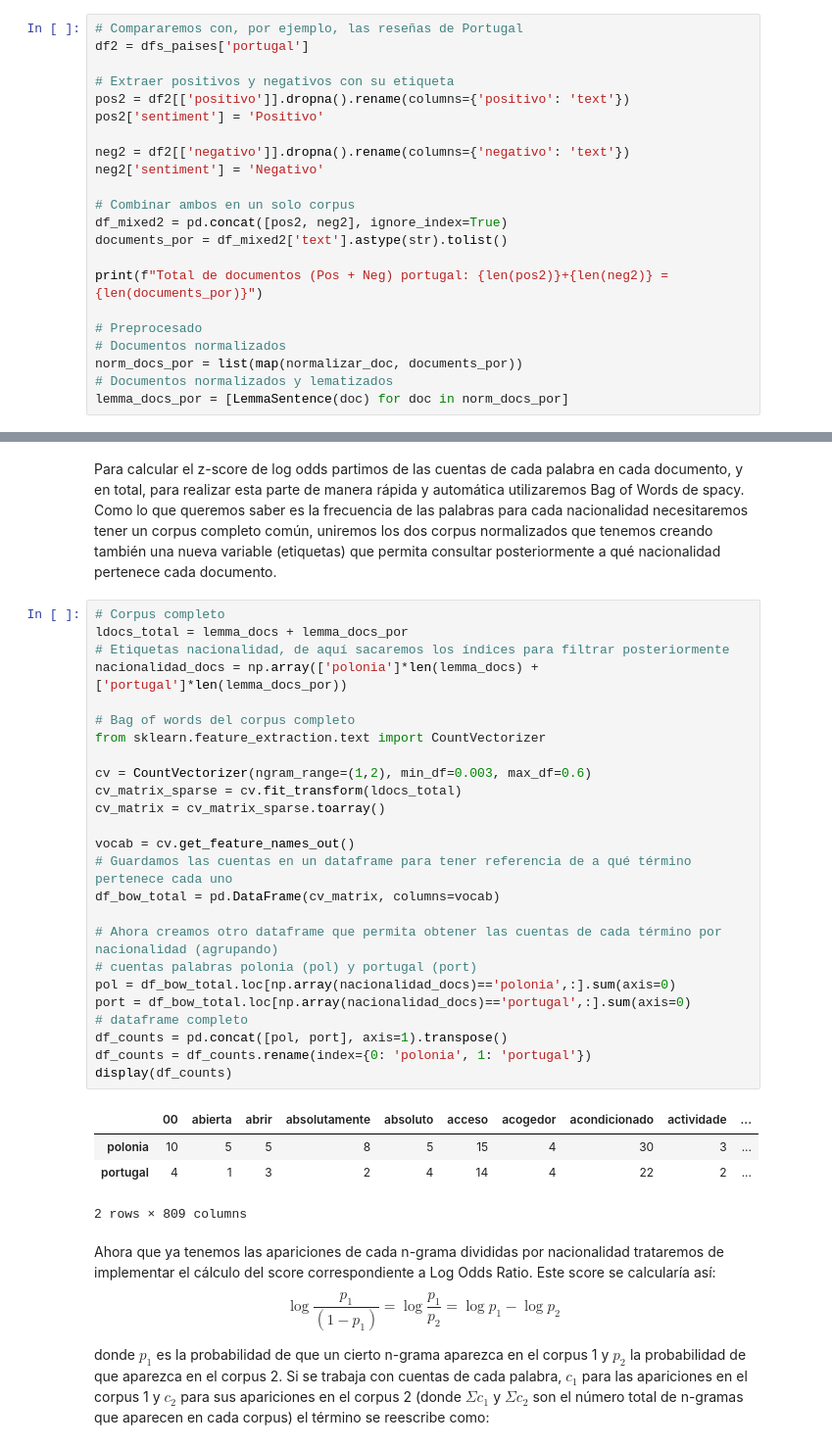
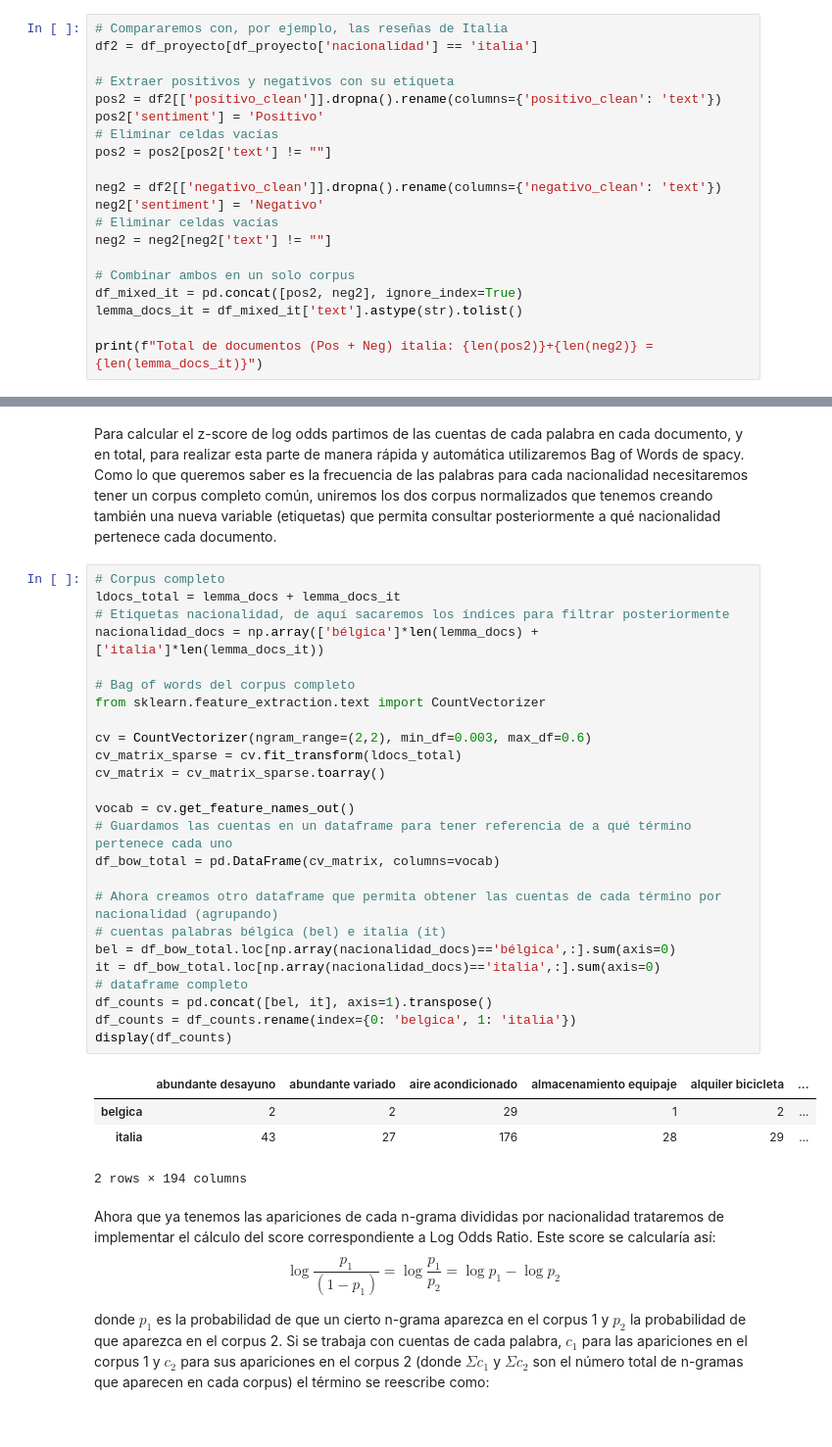
Before and after one commit to amalo8/ProyectoNLP, a Jupyter notebook: objetivo3.ipynb, the cells around one changed output, grey strips where cells are left out. Shown at 98% size. Cells and saved outputs as stored; diff of their text form.

Commit message:
ordenado notebook nacionalidades y guardado datos

```diff
--- a/objetivo3.ipynb
+++ b/objetivo3.ipynb
@@ -370,25 +352,23 @@ https://acua.qcri.org/blog/log-odds-ratio-going-beyond-simple-term-frequencies-t
 (El artículo del que dicen que sale esto pero no nos vamos a leer, o no entero: https://www.cambridge.org/core/journals/political-analysis/article/fightin-words-lexical-feature-selection-and-evaluation-for-identifying-the-content-of-political-conflict/81B3703230D21620B81EB6E2266C7A66 )
 Dado que este es un método directamente comparativo no podemos hacer esta primera prueba solamente con los datos de una nacionalidad, por lo que escogeremos una segunda nacionalidad con la que comparar (más adelante ya se realizará para todas las nacionalidades).
 # %%
-# Compararemos con, por ejemplo, las reseñas de Portugal
-df2 = dfs_paises['portugal']
+# Compararemos con, por ejemplo, las reseñas de Italia
+df2 = df_proyecto[df_proyecto['nacionalidad'] == 'italia']
 
 # Extraer positivos y negativos con su etiqueta
-pos2 = df2[['positivo']].dropna().rename(columns={'positivo': 'text'})
+pos2 = df2[['positivo_clean']].dropna().rename(columns={'positivo_clean': 'text'})
 pos2['sentiment'] = 'Positivo'
+# Eliminar celdas vacías
+pos2 = pos2[pos2['text'] != ""]
 
-neg2 = df2[['negativo']].dropna().rename(columns={'negativo': 'text'})
+neg2 = df2[['negativo_clean']].dropna().rename(columns={'negativo_clean': 'text'})
 neg2['sentiment'] = 'Negativo'
+# Eliminar celdas vacías
+neg2 = neg2[neg2['text'] != ""]
 
 # Combinar ambos en un solo corpus
-df_mixed2 = pd.concat([pos2, neg2], ignore_index=True)
-documents_por = df_mixed2['text'].astype(str).tolist()
+df_mixed_it = pd.concat([pos2, neg2], ignore_index=True)
+lemma_docs_it = df_mixed_it['text'].astype(str).tolist()
 
-print(f"Total de documentos (Pos + Neg) portugal: {len(pos2)}+{len(neg2)} = {len(documents_por)}")
-
-# Preprocesado
-# Documentos normalizados
-norm_docs_por = list(map(normalizar_doc, documents_por))
-# Documentos normalizados y lematizados
-lemma_docs_por = [LemmaSentence(doc) for doc in norm_docs_por]
+print(f"Total de documentos (Pos + Neg) italia: {len(pos2)}+{len(neg2)} = {len(lemma_docs_it)}")
 # %% [output]
@@ -397,34 +377,34 @@ Total de documentos (Pos + Neg) portugal: 398+322 = 720
 Para calcular el z-score de log odds partimos de las cuentas de cada palabra en cada documento, y en total, para realizar esta parte de manera rápida y automática utilizaremos Bag of Words de spacy. Como lo que queremos saber es la frecuencia de las palabras para cada nacionalidad necesitaremos tener un corpus completo común, uniremos los dos corpus normalizados que tenemos creando también una nueva variable (etiquetas) que permita consultar posteriormente a qué nacionalidad pertenece cada documento.
 # %%
 # Corpus completo
-ldocs_total = lemma_docs + lemma_docs_por
+ldocs_total = lemma_docs + lemma_docs_it
 # Etiquetas nacionalidad, de aquí sacaremos los índices para filtrar posteriormente
-nacionalidad_docs = np.array(['polonia']*len(lemma_docs) + ['portugal']*len(lemma_docs_por))
+nacionalidad_docs = np.array(['bélgica']*len(lemma_docs) + ['italia']*len(lemma_docs_it))
 
 # Bag of words del corpus completo
 from sklearn.feature_extraction.text import CountVectorizer
 
-cv = CountVectorizer(ngram_range=(1,2), min_df=0.003, max_df=0.6)
+cv = CountVectorizer(ngram_range=(2,2), min_df=0.003, max_df=0.6)
 cv_matrix_sparse = cv.fit_transform(ldocs_total)
 cv_matrix = cv_matrix_sparse.toarray()
 
 vocab = cv.get_feature_names_out()
 # Guardamos las cuentas en un dataframe para tener referencia de a qué término pertenece cada uno
 df_bow_total = pd.DataFrame(cv_matrix, columns=vocab)
 
 # Ahora creamos otro dataframe que permita obtener las cuentas de cada término por nacionalidad (agrupando)
-# cuentas palabras polonia (pol) y portugal (port)
-pol = df_bow_total.loc[np.array(nacionalidad_docs)=='polonia',:].sum(axis=0)
-port = df_bow_total.loc[np.array(nacionalidad_docs)=='portugal',:].sum(axis=0)
+# cuentas palabras bélgica (bel) e italia (it)
+bel = df_bow_total.loc[np.array(nacionalidad_docs)=='bélgica',:].sum(axis=0)
+it = df_bow_total.loc[np.array(nacionalidad_docs)=='italia',:].sum(axis=0)
 # dataframe completo
-df_counts = pd.concat([pol, port], axis=1).transpose()
-df_counts = df_counts.rename(index={0: 'polonia', 1: 'portugal'})
+df_counts = pd.concat([bel, it], axis=1).transpose()
+df_counts = df_counts.rename(index={0: 'belgica', 1: 'italia'})
 display(df_counts)
 # %% [output]
-|  | 00 | abierta | abrir | absolutamente | absoluto | acceso | acogedor | acondicionado | actividade | ... |
-| polonia | 10 | 5 | 5 | 8 | 5 | 15 | 4 | 30 | 3 | ... |
-| portugal | 4 | 1 | 3 | 2 | 4 | 14 | 4 | 22 | 2 | ... |
+|  | abundante desayuno | abundante variado | aire acondicionado | almacenamiento equipaje | alquiler bicicleta | ... |
+| belgica | 2 | 2 | 29 | 1 | 2 | ... |
+| italia | 43 | 27 | 176 | 28 | 29 | ... |
-2 rows × 809 columns
+2 rows × 194 columns
 # %% [markdown]
 Ahora que ya tenemos las apariciones de cada n-grama divididas por nacionalidad trataremos de implementar el cálculo del score correspondiente a Log Odds Ratio. Este score se calcularía así:
 $$ \log{\frac{p_1}{(1-p_1)}}=\log{\frac{p_1}{p_2}} = \log{p_1} - \log{p_2} $$
```
Also changed, not shown: parts of 41 cells of this notebook, 1 other file.
